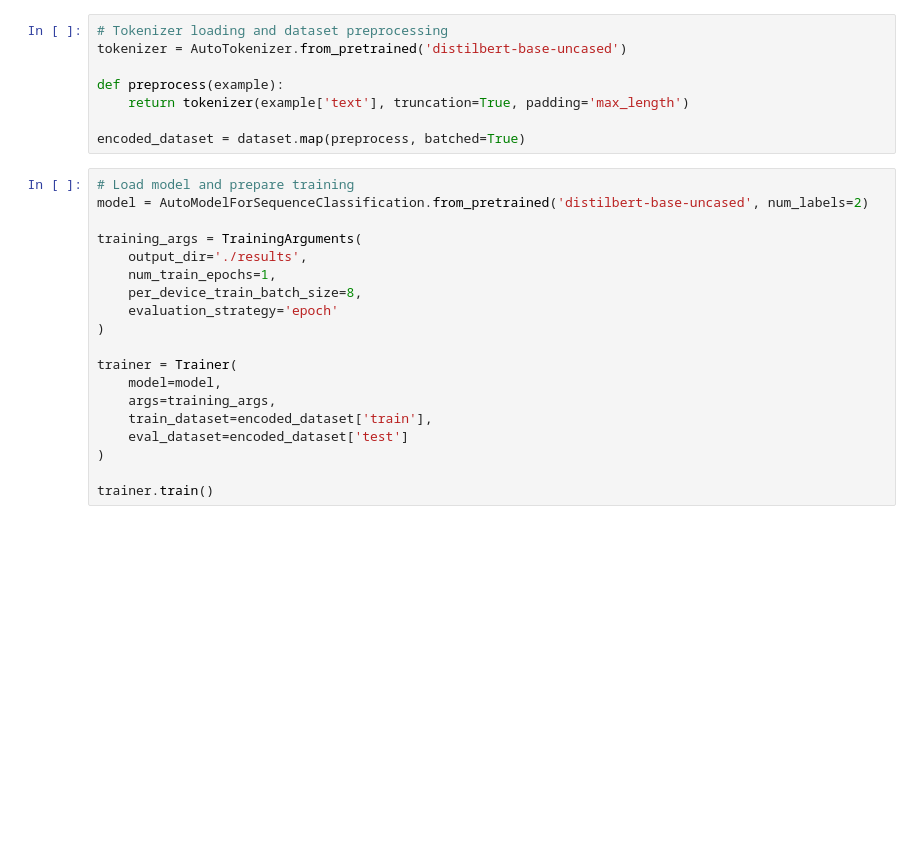
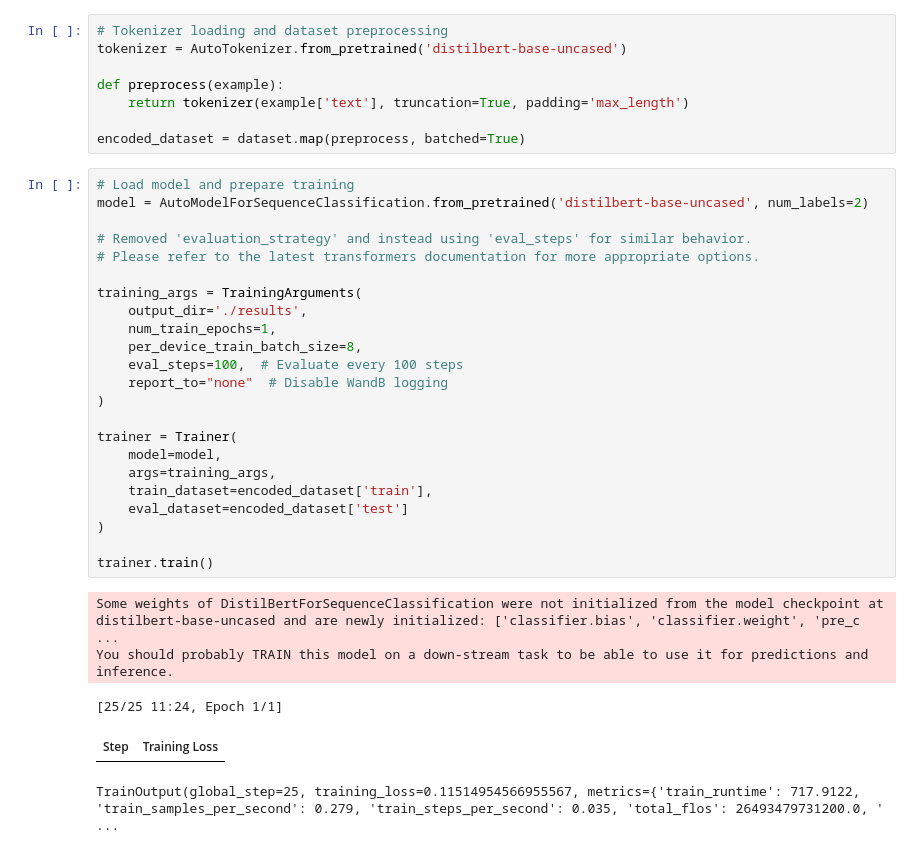
Before and after one commit to sdballpark/molina_genai_platform, a Jupyter notebook: notebooks/3_Model_FineTuning.ipynb, the cells around one changed output. Cells and saved outputs as stored; diff of their text form; blank space fills up the shorter version.

```diff
--- a/notebooks/3_Model_FineTuning.ipynb
+++ b/notebooks/3_Model_FineTuning.ipynb
@@ -20,19 +45,29 @@ encoded_dataset = dataset.map(preprocess, batched=True)
 # %%
 # Load model and prepare training
 model = AutoModelForSequenceClassification.from_pretrained('distilbert-base-uncased', num_labels=2)
+
+# Removed 'evaluation_strategy' and instead using 'eval_steps' for similar behavior.
+# Please refer to the latest transformers documentation for more appropriate options.
 
 training_args = TrainingArguments(
     output_dir='./results',
     num_train_epochs=1,
     per_device_train_batch_size=8,
-    evaluation_strategy='epoch'
+    eval_steps=100,  # Evaluate every 100 steps
+    report_to="none"  # Disable WandB logging
 )
 
 trainer = Trainer(
     model=model,
     args=training_args,
     train_dataset=encoded_dataset['train'],
     eval_dataset=encoded_dataset['test']
 )
 
 trainer.train()
+# %% [output]
+Some weights of DistilBertForSequenceClassification were not initialized from the model checkpoint at distilbert-base-uncased and are newly initialized: ['classifier.bias', 'classifier.weight', 'pre_c ...
+You should probably TRAIN this model on a down-stream task to be able to use it for predictions and inference.
+[25/25 11:24, Epoch 1/1]
+| Step | Training Loss |
+TrainOutput(global_step=25, training_loss=0.11514954566955567, metrics={'train_runtime': 717.9122, 'train_samples_per_second': 0.279, 'train_steps_per_second': 0.035, 'total_flos': 26493479731200.0, ' ...
```
Also changed, not shown: parts of 2 cells of this notebook.
